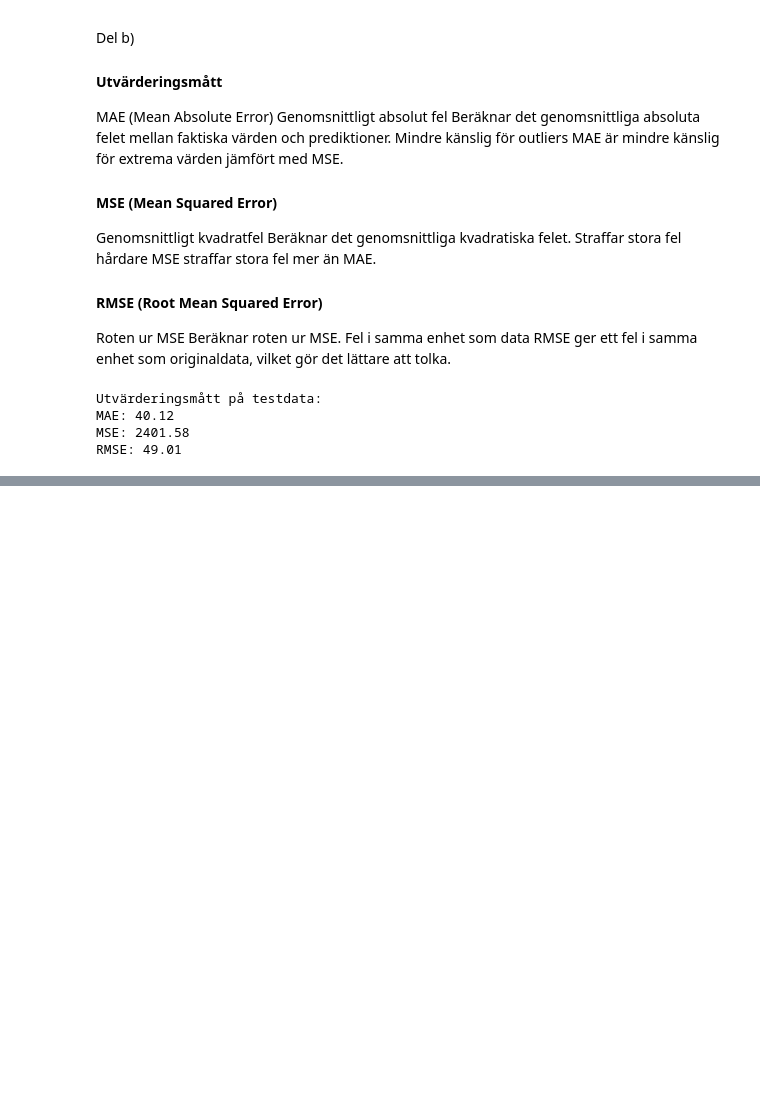
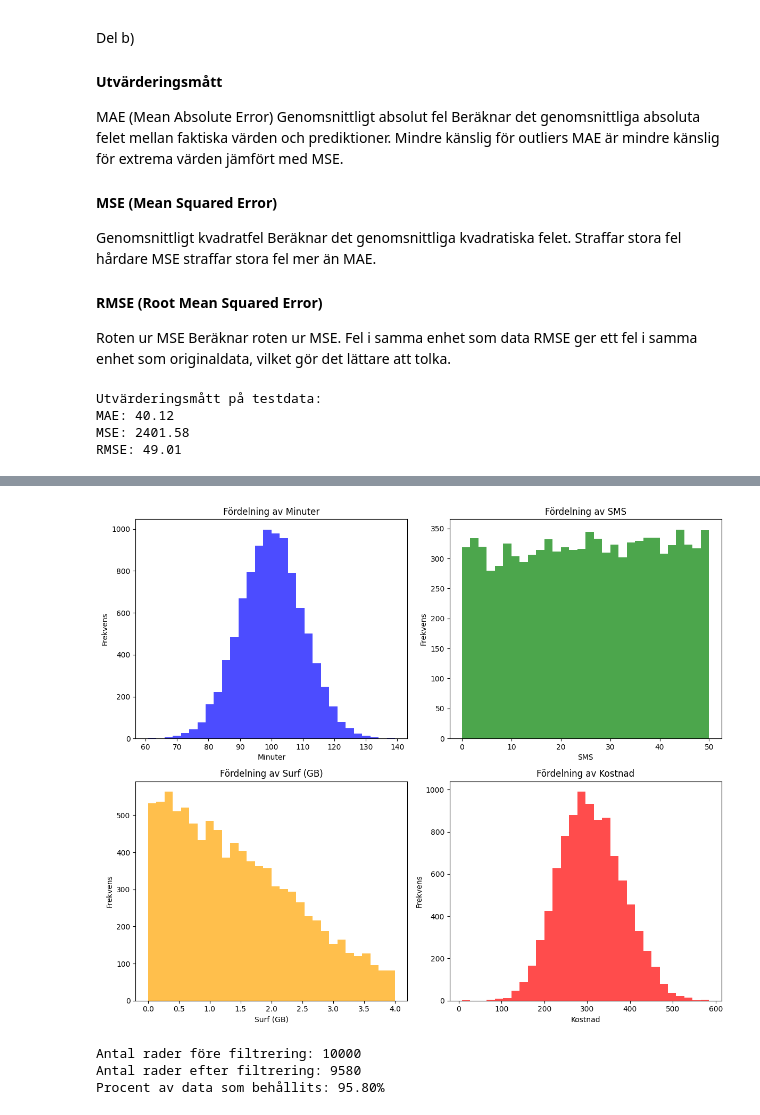
Before and after one commit to n00rp/Machine-Learning, a Jupyter notebook: Övningsuppgifter/E00_linjär_regression.ipynb, the cells around one changed output, grey strips where cells are left out. Drawn from its saved outputs; the diff is of its cells as text; code cells hidden in the pictures; blank space fills up the shorter version.

```diff
--- a/Övningsuppgifter/E00_linjär_regression.ipynb
+++ b/Övningsuppgifter/E00_linjär_regression.ipynb
@@ -324,0 +446,49 @@ RMSE: 49.01
+# %%
+import matplotlib.pyplot as plt
+
+# Skapa mask för filtrering
+mask = (data['x_3'] < 4) & (data['x_1'] < 300) & (data['y'] > 0)
+filtered_data = data[mask]
+
+# Skapa en figur med 4 subplots
+fig, axes = plt.subplots(2, 2, figsize=(12, 10))
+
+# Rita histogram för x_1 (Minuter)
+axes[0, 0].hist(filtered_data['x_1'], bins=30, color='blue', alpha=0.7)
+axes[0, 0].set_title('Fördelning av Minuter')
+axes[0, 0].set_xlabel('Minuter')
+axes[0, 0].set_ylabel('Frekvens')
+
+# Rita histogram för x_2 (SMS)
+axes[0, 1].hist(filtered_data['x_2'], bins=30, color='green', alpha=0.7)
+axes[0, 1].set_title('Fördelning av SMS')
+axes[0, 1].set_xlabel('SMS')
+axes[0, 1].set_ylabel('Frekvens')
+
+# Rita histogram för x_3 (Surf (GB))
+axes[1, 0].hist(filtered_data['x_3'], bins=30, color='orange', alpha=0.7)
+axes[1, 0].set_title('Fördelning av Surf (GB)')
+axes[1, 0].set_xlabel('Surf (GB)')
+axes[1, 0].set_ylabel('Frekvens')
+
+# Rita histogram för y (Kostnad)
+axes[1, 1].hist(filtered_data['y'], bins=30, color='red', alpha=0.7)
+axes[1, 1].set_title('Fördelning av Kostnad')
+axes[1, 1].set_xlabel('Kostnad')
+axes[1, 1].set_ylabel('Frekvens')
+
+# Justera layouten
+plt.tight_layout()
+
+# Visa figurerna
+plt.show()
+
+# Visa antal rader före och efter filtrering
+print(f"Antal rader före filtrering: {len(data)}")
+print(f"Antal rader efter filtrering: {len(filtered_data)}")
+print(f"Procent av data som behållits: {(len(filtered_data)/len(data))*100:.2f}%")
+# %% [output]
+[figure, added]
+Antal rader före filtrering: 10000
+Antal rader efter filtrering: 9580
+Procent av data som behållits: 95.80%
```
Also changed, not shown: parts of 6 cells of this notebook.
